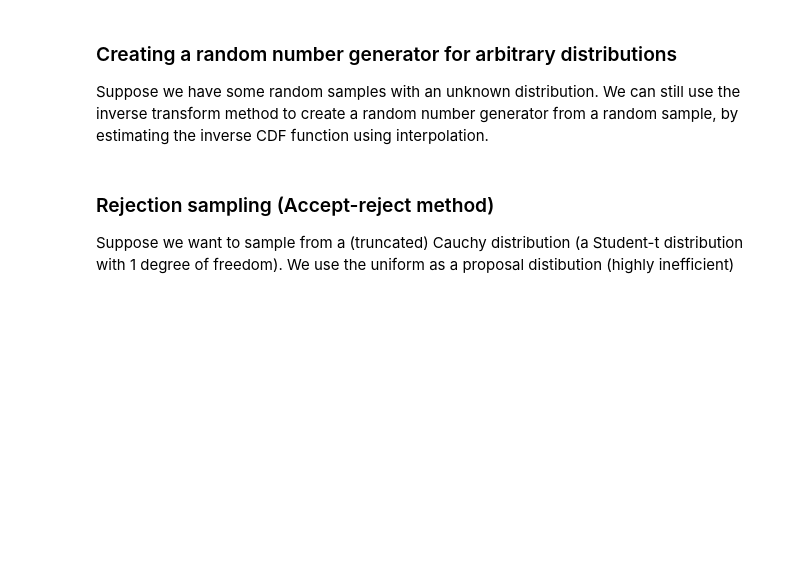
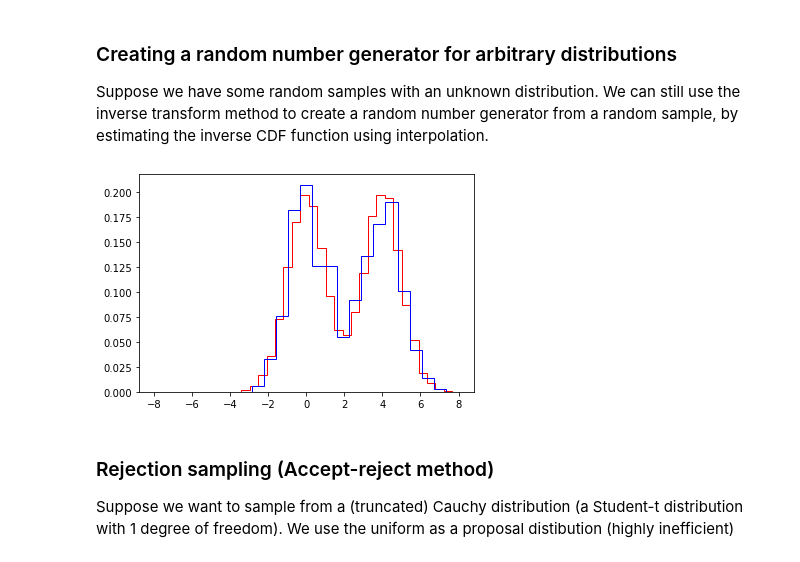
Before and after one commit to tommasoamico/LaboratoryOfComputationalPhysics_Y4, a Jupyter notebook: 10_MonteCarlo.ipynb, the cells around one changed output. Drawn from its saved outputs; the diff is of its cells as text; code cells hidden in the pictures; blank space fills up the shorter version.

```diff
--- a/10_MonteCarlo.ipynb
+++ b/10_MonteCarlo.ipynb
@@ -246,18 +307,20 @@ def extrap1d(interpolator):
 # %%
 from statsmodels.distributions.empirical_distribution import ECDF
 
 # Make up some random data
 x = np.concatenate([np.random.normal(0, 1, 10000),
                     np.random.normal(4, 1, 10000)])
 
 ecdf = ECDF(x)
 inv_cdf = extrap1d(interp1d(ecdf.y, ecdf.x,
                             bounds_error=False, assume_sorted=True))
 r = np.random.uniform(0, 1, 1000)
 ys = inv_cdf(r)
 
 plt.hist(x, 25, histtype='step', color='red', density=True, linewidth=1)
-plt.hist(ys, 25, histtype='step', color='blue', density=True, linewidth=1);
+plt.hist(ys, 25, histtype='step', color='blue', density=True, linewidth=1,range=[-8, 8]);
+# %% [output]
+[figure, added]
 # %% [markdown]
 ### Rejection sampling (Accept-reject method)
 
```
Also changed, not shown: parts of 21 cells of this notebook.
